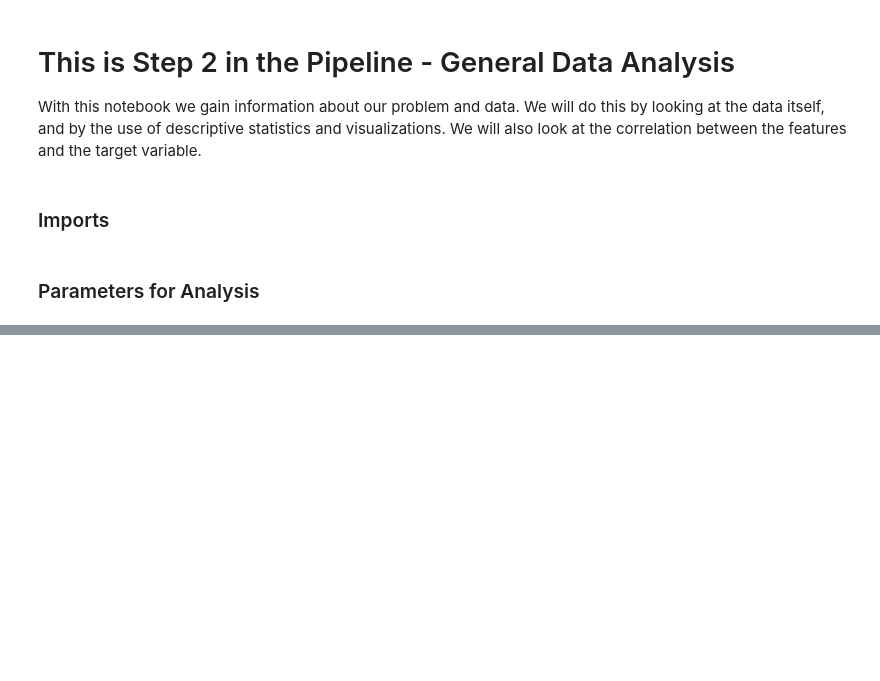
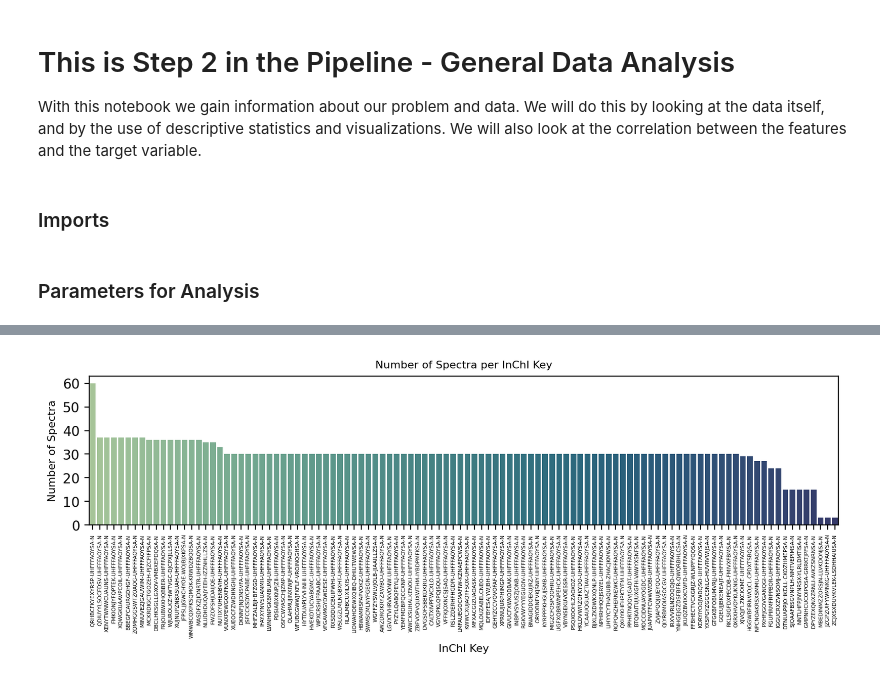
Before and after one commit to alpi314/mass_spectra, a Jupyter notebook: pipeline/s2_analyse.ipynb, the cells around one changed output, grey strips where cells are left out. Saved outputs shown, nothing was run; the diff lists cells and outputs as text; code cells hidden in the pictures; blank space fills up the shorter version.

```diff
--- a/pipeline/s2_analyse.ipynb
+++ b/pipeline/s2_analyse.ipynb
@@ -74,0 +77,15 @@ dtype: float64
+# %%
+spectra = pd.read_csv(SPEC2VEC_EMBEDDING_FILE)
+# %%
+count_by_inchi_key = spectra['inchi_key'].value_counts()
+plt.figure(figsize=(10, 2), dpi=200)
+sns.barplot(x=count_by_inchi_key.index, y=count_by_inchi_key.values, palette="crest")
+
+plt.title('Number of Spectra per InChI Key', fontsize=8)
+plt.xlabel('InChI Key', fontsize=8)
+plt.ylabel('Number of Spectra', fontsize=8)
+plt.xticks(rotation=90, fontsize=4)
+plt.yticks([0, 10, 20, 30, 40, 50 ,60])
+plt.show()
+# %% [output]
+[figure, added]
```
Also changed, not shown: parts of 4 cells of this notebook.
